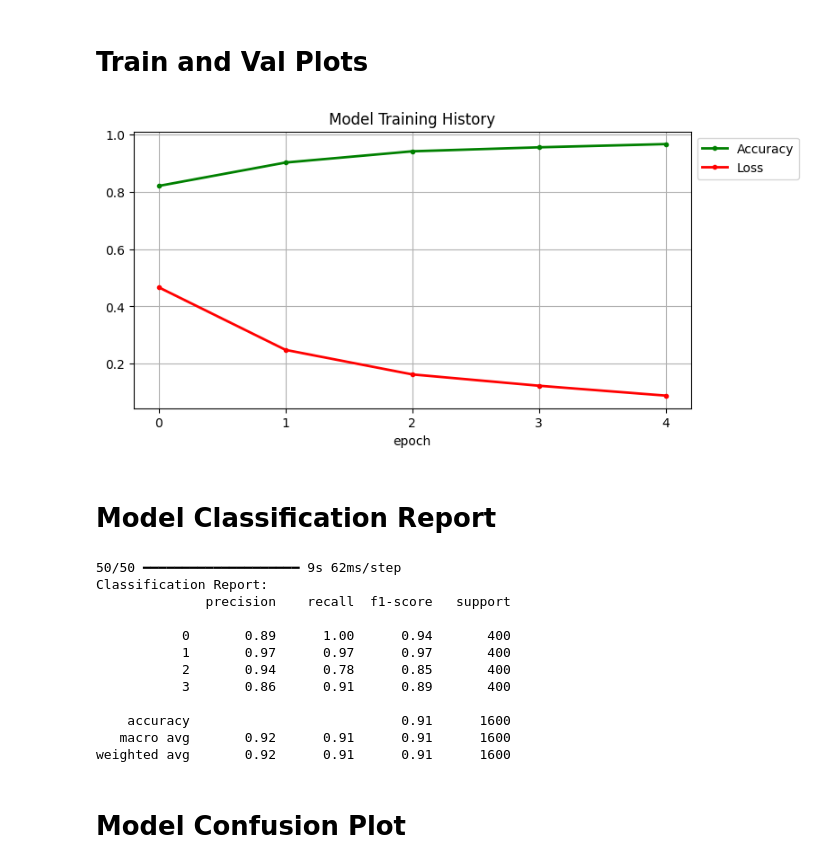
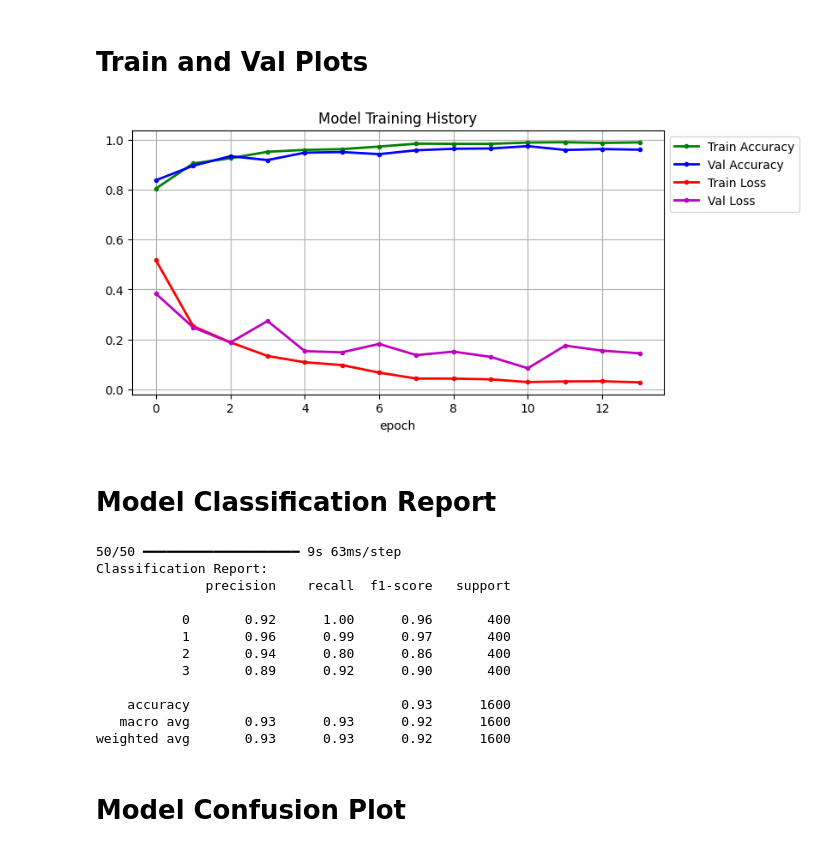
Before and after one commit to hwsinha/Brain-Tumour-Detector, a Jupyter notebook: classification/dl_classification.ipynb, the cells around one changed output. Saved outputs shown, nothing was run; the diff lists cells and outputs as text; code cells hidden in the pictures.

Commit message:
update model and report

```diff
--- a/classification/dl_classification.ipynb
+++ b/classification/dl_classification.ipynb
@@ -35,6 +35,13 @@ for label in os.listdir(train_dir):
     train_labels.append(label)
 
 train_paths, train_labels = shuffle(train_paths, train_labels)
+from sklearn.model_selection import train_test_split
+
+train_paths, val_paths, train_labels, val_labels = train_test_split(
+    train_paths, train_labels, test_size=0.15, stratify=train_labels, random_state=42
+)
+
+print(f"Train: {len(train_paths)}, Validation: {len(val_paths)}")
 
 
 #load and shuffle the test data
@@ -149,15 +158,30 @@ steps = int(len(train_paths) / batch_size)  # Steps per epoch
 epochs = 5
 
 # Checkpoint — saves the best model to Drive during training
+from tensorflow.keras.callbacks import EarlyStopping
+
 checkpoint = ModelCheckpoint(
     '/content/drive/MyDrive/model_checkpoint.keras',
     save_best_only=True,
-    monitor='sparse_categorical_accuracy'
+    monitor='val_sparse_categorical_accuracy'  # now monitors validation, not training
 )
 
-# Train the model
-history = model.fit(datagen(train_paths, train_labels, batch_size=batch_size, epochs=epochs),
-                    epochs=epochs, steps_per_epoch=steps,
-                    callbacks=[checkpoint])
+early_stop = EarlyStopping(
+    monitor='val_sparse_categorical_accuracy',
+    patience=3,
+    restore_best_weights=True
+)
+
+epochs = 20  # set generously — EarlyStopping will cut it short automatically
+val_steps = int(len(val_paths) / batch_size)
+
+history = model.fit(
+    datagen(train_paths, train_labels, batch_size=batch_size, epochs=epochs),
+    validation_data=datagen(val_paths, val_labels, batch_size=batch_size, epochs=epochs),
+    epochs=epochs,
+    steps_per_epoch=steps,
+    validation_steps=val_steps,
+    callbacks=[checkpoint, early_stop]
+)
 # %% [output]
 Downloading data from https://storage.googleapis.com/tensorflow/keras-applications/vgg16/vgg16_weights_tf_dim_ordering_tf_kernels_notop.h5
@@ -177,15 +206,16 @@ Epoch 5/5
 # %%
 plt.figure(figsize=(8,4))
 plt.grid(True)
-plt.plot(history.history['sparse_categorical_accuracy'], '.g-', linewidth=2)
-plt.plot(history.history['loss'], '.r-', linewidth=2)
+plt.plot(history.history['sparse_categorical_accuracy'], '.g-', linewidth=2, label='Train Accuracy')
+plt.plot(history.history['val_sparse_categorical_accuracy'], '.b-', linewidth=2, label='Val Accuracy')
+plt.plot(history.history['loss'], '.r-', linewidth=2, label='Train Loss')
+plt.plot(history.history['val_loss'], '.m-', linewidth=2, label='Val Loss')
 plt.title('Model Training History')
 plt.xlabel('epoch')
-plt.xticks([x for x in range(epochs)])
-plt.legend(['Accuracy', 'Loss'], loc='upper left', bbox_to_anchor=(1, 1))
+plt.legend(loc='upper left', bbox_to_anchor=(1, 1))
 plt.show()
 # %% [output]
-[figure, old version]
+[figure, new version]
 # %% [markdown]
 # Model Classification Report
 # %%
@@ -207,18 +237,18 @@ test_predictions = model.predict(test_images)
 print("Classification Report:")
 print(classification_report(test_labels_encoded, np.argmax(test_predictions, axis=1)))
 # %% [output]
-50/50 ━━━━━━━━━━━━━━━━━━━━ 9s 62ms/step
+50/50 ━━━━━━━━━━━━━━━━━━━━ 9s 63ms/step
 Classification Report:
               precision    recall  f1-score   support
 
-           0       0.89      1.00      0.94       400
-           1       0.97      0.97      0.97       400
-           2       0.94      0.78      0.85       400
-           3       0.86      0.91      0.89       400
+           0       0.92      1.00      0.96       400
+           1       0.96      0.99      0.97       400
+           2       0.94      0.80      0.86       400
+           3       0.89      0.92      0.90       400
 
-    accuracy                           0.91      1600
-   macro avg       0.92      0.91      0.91      1600
-weighted avg       0.92      0.91      0.91      1600
+    accuracy                           0.93      1600
+   macro avg       0.93      0.93      0.92      1600
+weighted avg       0.93      0.93      0.92      1600
 # %% [markdown]
 # Model Confusion Plot
 # %%
```
Also changed, not shown: parts of 6 cells of this notebook.
